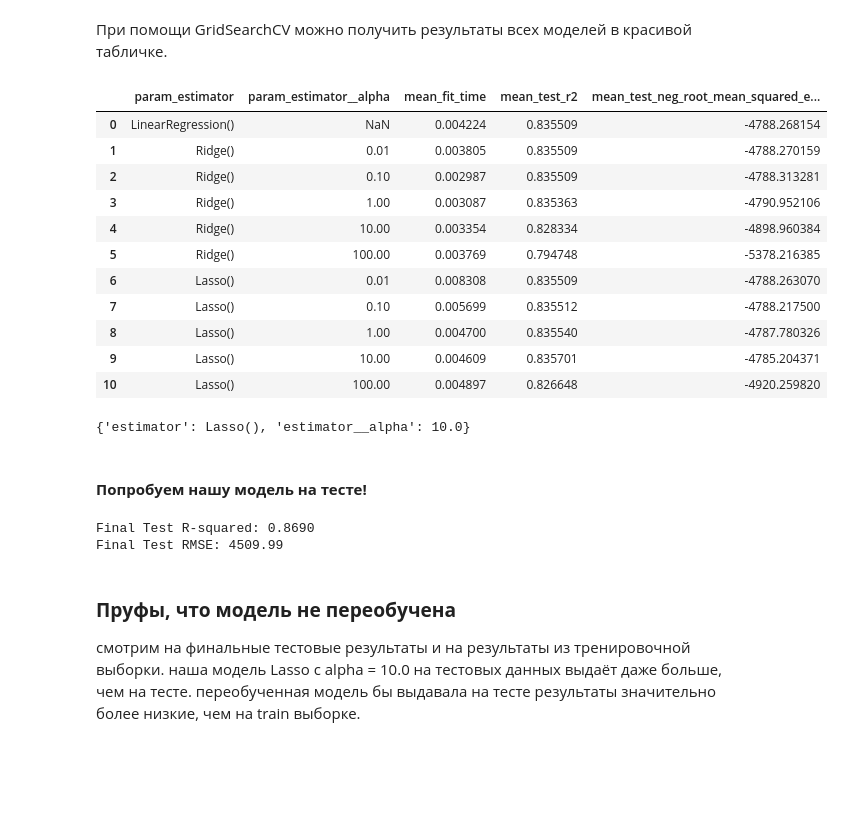
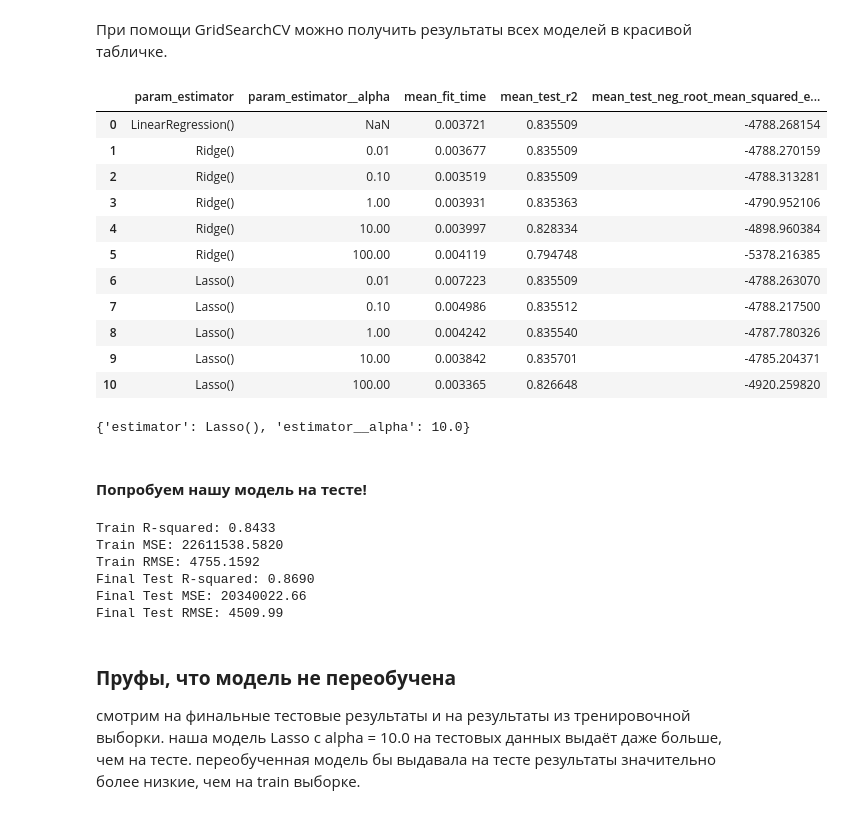
Before and after one commit to N10b1um/FAMCS-ml-course, a Jupyter notebook: hw04_linear_regression/hw_04_lr.ipynb, the cells around one changed output. Drawn from its saved outputs; the diff is of its cells as text; code cells hidden in the pictures; blank space fills up the shorter version.

Commit message:
Linear regression homework: Blocks 5 and 6

```diff
--- a/hw04_linear_regression/hw_04_lr.ipynb
+++ b/hw04_linear_regression/hw_04_lr.ipynb
@@ -192,63 +208,79 @@ X_test_scaled = scaler_X.transform(X_test)
 # %% [markdown]
 При помощи GridSearchCV можно получить результаты всех моделей в красивой табличке.
 # %%
+alpha_array = [0.01, 0.1, 1.0, 10.0, 100.0]
+# Выполняется минуту. нужно, чтобы красиво визуализировать
+# график зависимости времени обучения от alpha.
+# alpha_array = np.linspace(0.01, 100.0, 1000)
+
 param_grid = [
     {"estimator": [LinearRegression()]},
-    {"estimator": [Ridge()], "estimator__alpha": [0.01, 0.1, 1.0, 10.0, 100.0]},
-    {"estimator": [Lasso()], "estimator__alpha": [0.01, 0.1, 1.0, 10.0, 100.0]}
+    {"estimator": [Ridge()], "estimator__alpha": alpha_array},
+    {"estimator": [Lasso()], "estimator__alpha": alpha_array}
 ]
 
 scoring = ['r2', 'neg_mean_squared_error', 'neg_root_mean_squared_error']
 
 pipe = Pipeline([("estimator", LinearRegression())]) # estimator здесь перезапишется при помощи grid, он ни на что не влияет.
 
 grid = GridSearchCV(estimator = pipe,
                      param_grid=param_grid,
                      scoring = scoring,
                      refit='r2'
                      )
 
 grid.fit(X_train_scaled, y_train)
 
 resultsDf = pd.DataFrame(grid.cv_results_)
 
 columns_to_show = [
     "param_estimator",
     "param_estimator__alpha",
     "mean_fit_time",
     "mean_test_r2",
     "mean_test_neg_root_mean_squared_error"
 ]
 
 comparison_table = resultsDf[columns_to_show].copy()
 display(comparison_table)
 display(grid.best_params_)
 # %% [output]
 |  | param_estimator | param_estimator__alpha | mean_fit_time | mean_test_r2 | mean_test_neg_root_mean_squared_e... |
-| 0 | LinearRegression() | NaN | 0.004224 | 0.835509 | -4788.268154 |
-| 1 | Ridge() | 0.01 | 0.003805 | 0.835509 | -4788.270159 |
-| 2 | Ridge() | 0.10 | 0.002987 | 0.835509 | -4788.313281 |
-| 3 | Ridge() | 1.00 | 0.003087 | 0.835363 | -4790.952106 |
-| 4 | Ridge() | 10.00 | 0.003354 | 0.828334 | -4898.960384 |
-| 5 | Ridge() | 100.00 | 0.003769 | 0.794748 | -5378.216385 |
-| 6 | Lasso() | 0.01 | 0.008308 | 0.835509 | -4788.263070 |
-| 7 | Lasso() | 0.10 | 0.005699 | 0.835512 | -4788.217500 |
-| 8 | Lasso() | 1.00 | 0.004700 | 0.835540 | -4787.780326 |
-| 9 | Lasso() | 10.00 | 0.004609 | 0.835701 | -4785.204371 |
-| 10 | Lasso() | 100.00 | 0.004897 | 0.826648 | -4920.259820 |
+| 0 | LinearRegression() | NaN | 0.003721 | 0.835509 | -4788.268154 |
+| 1 | Ridge() | 0.01 | 0.003677 | 0.835509 | -4788.270159 |
+| 2 | Ridge() | 0.10 | 0.003519 | 0.835509 | -4788.313281 |
+| 3 | Ridge() | 1.00 | 0.003931 | 0.835363 | -4790.952106 |
+| 4 | Ridge() | 10.00 | 0.003997 | 0.828334 | -4898.960384 |
+| 5 | Ridge() | 100.00 | 0.004119 | 0.794748 | -5378.216385 |
+| 6 | Lasso() | 0.01 | 0.007223 | 0.835509 | -4788.263070 |
+| 7 | Lasso() | 0.10 | 0.004986 | 0.835512 | -4788.217500 |
+| 8 | Lasso() | 1.00 | 0.004242 | 0.835540 | -4787.780326 |
+| 9 | Lasso() | 10.00 | 0.003842 | 0.835701 | -4785.204371 |
+| 10 | Lasso() | 100.00 | 0.003365 | 0.826648 | -4920.259820 |
 {'estimator': Lasso(), 'estimator__alpha': 10.0}
 # %% [markdown]
 #### **Попробуем нашу модель на тесте!**
 # %%
-y_pred= grid.predict(X_test_scaled)
+y_pred = grid.predict(X_test_scaled)
 
 final_r2 = r2_score(y_test, y_pred)
 final_rmse = root_mean_squared_error(y_test, y_pred)
+final_mse = mean_squared_error(y_test, y_pred)
+
+y_train_pred = grid.predict(X_train_scaled)
+print(f"Train R-squared: {r2_score(y_train, y_train_pred):.4f}")
+print(f"Train MSE: {mean_squared_error(y_train, y_train_pred):.4f}")
+print(f"Train RMSE: {root_mean_squared_error(y_train, y_train_pred):.4f}")
 
 print(f"Final Test R-squared: {final_r2:.4f}")
+print(f"Final Test MSE: {final_mse:.2f}")
 print(f"Final Test RMSE: {final_rmse:.2f}")
 # %% [output]
+Train R-squared: 0.8433
+Train MSE: 22611538.5820
+Train RMSE: 4755.1592
 Final Test R-squared: 0.8690
+Final Test MSE: 20340022.66
 Final Test RMSE: 4509.99
 # %% [markdown]
 ### **Пруфы, что модель не переобучена**
```
Also changed, not shown: parts of 8 cells of this notebook.
